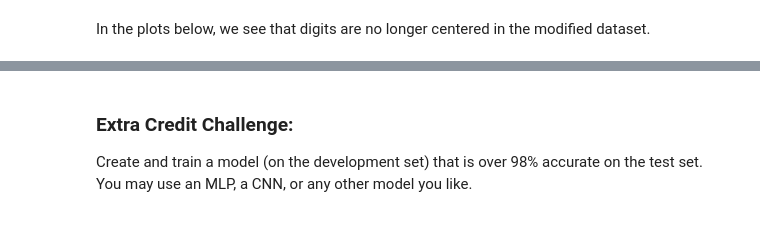
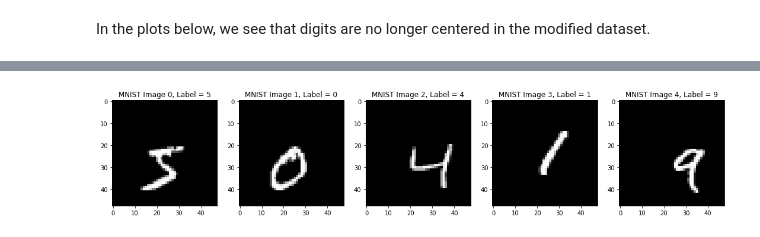
Before and after one commit to mengelhard/bsrt_ml4h, a Jupyter notebook: notebooks/ce6.ipynb, the cells around one changed output, grey strips where cells are left out. Drawn from its saved outputs; the diff is of its cells as text; code cells hidden in the pictures.

```diff
--- a/notebooks/ce6.ipynb
+++ b/notebooks/ce6.ipynb
@@ -149,10 +57,3 @@ x_dev_padded = np.array([pad_image(x, 20) for x in x_dev])
 x_test_padded = np.array([pad_image(x, 20) for x in x_test])
 # %% [markdown]
 In the plots below, we see that digits are no longer centered in the modified dataset.
-# %%
-fig, ax = plt.subplots(nrows=2, ncols=5, figsize=(15, 6))
-for i in range(10):
-    ax[i // 5, i % 5].imshow(x_dev_padded[i, :, :], cmap='gray')
-    ax[i // 5, i % 5].set_title('MNIST Image %i, Label = %i' % (i, y_dev[i]), fontsize=12)
-plt.tight_layout()
-plt.show()
@@ -163,5 +59,0 @@ Let's see whether logistic regression is able to classify digits effectively now
-# %%
-lr = LogisticRegression(max_iter=10)
-lr.fit(x_dev_padded.reshape(-1, 48 * 48), y_dev)
-y_test_pred = lr.predict(x_test_padded.reshape(-1, 48 * 48))
-print('Test Accuracy: %.2f%%' % (100 * sum(y_test_pred == y_test) / len(y_test)))
@@ -172,7 +59,0 @@ As we hypothesized, performance is poor. It's worth noting, however, that perfor
-# %%
-fig, ax = plt.subplots(nrows=2, ncols=5, figsize=(15, 6))
-for i, filt in enumerate(lr.coef_):
-    ax[i // 5, i % 5].imshow(filt.reshape(48, 48), cmap='gray')
-    ax[i // 5, i % 5].set_title('Logistic Regr. Filter %i' % i, fontsize=12)
-plt.tight_layout()
-plt.show()
@@ -272,10 +59,0 @@ As we hypothesized, our CNN is able to recognize these digits effectively even t
-# %%
-filters = model.conv1.get_weights()[0]
-
-fig, ax = plt.subplots(nrows=2, ncols=5, figsize=(15, 6))
-
-for i in range(10):
-    ax[i // 5, i % 5].imshow(filters[:, :, 0, i], cmap='gray')
-    ax[i // 5, i % 5].set_title('CNN Filter %i' % i, fontsize=12)
-plt.tight_layout()
-plt.show()
@@ -292,3 +60,9 @@ Classifying handwritten digits is a difficult problem, but classification of med
-# %% [markdown]
-### Extra Credit Challenge:
-Create and train a model (on the development set) that is over 98% accurate on the test set. You may use an MLP, a CNN, or any other model you like.
+# %%
+fig, ax = plt.subplots(nrows=1, ncols=5, figsize=(15, 3))
+for i in range(5):
+    ax[i].imshow(x_dev_padded[i, :, :], cmap='gray')
+    ax[i].set_title('MNIST Image %i, Label = %i' % (i, y_dev[i]), fontsize=12)
+plt.tight_layout()
+plt.show()
+# %% [output]
+[figure, added]
```
Also changed, not shown: parts of 64 cells of this notebook.
